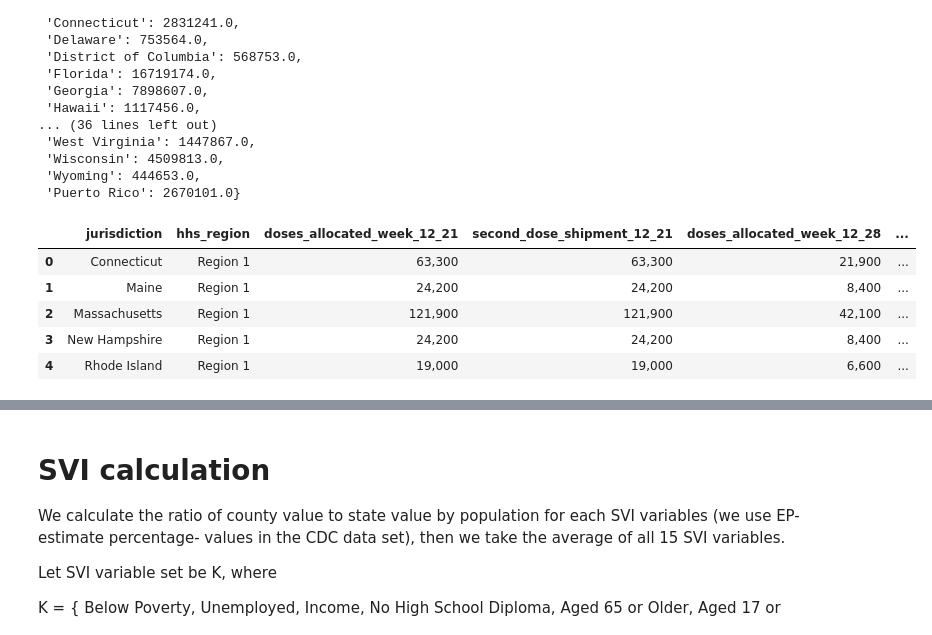
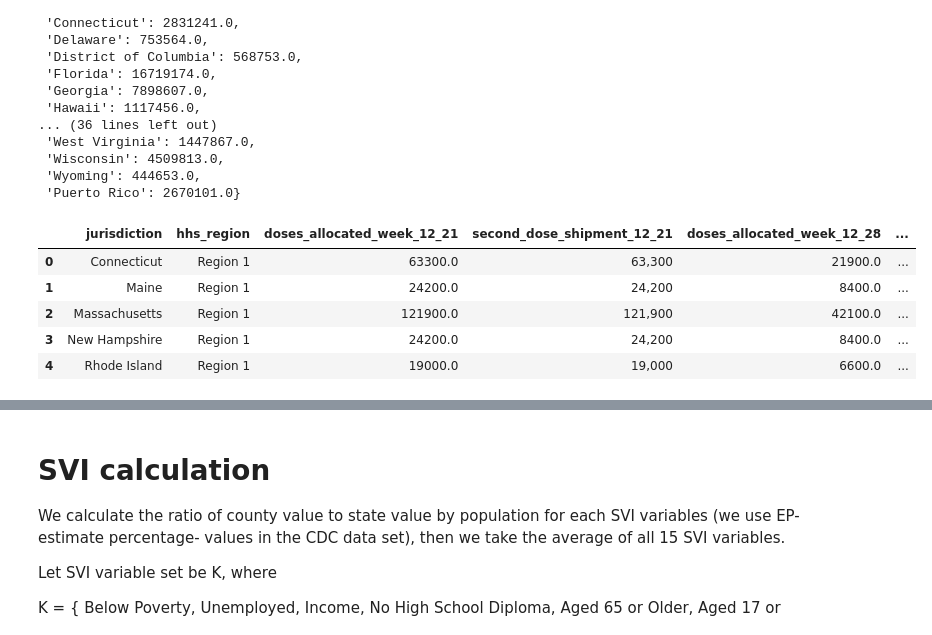
Before and after one commit to CenterForSpatialResearch/newpoliticsofcare_analysis_vaccine, a Jupyter notebook: Vaccine_allocation/Vaccine_allocation.ipynb, the cells around one changed output, grey strips where cells are left out. Drawn from its saved outputs; the diff is of its cells as text; code cells hidden in the pictures.

```diff
--- a/Vaccine_allocation/Vaccine_allocation.ipynb
+++ b/Vaccine_allocation/Vaccine_allocation.ipynb
@@ -288,22 +288,39 @@ Firstphase_State = total_state(Firstphase_county)
 # %%
 vac_pf = pd.read_csv('https://data.cdc.gov/resource/saz5-9hgg.csv')
 vac_mo = pd.read_csv('https://data.cdc.gov/resource/b7pe-5nws.csv')
 
 vac_pf['jurisdiction'] = vac_pf['jurisdiction'].str.replace("*", "")
 vac_pf.dropna(subset = ['total_pfizer_allocation_first_dose_shipments'], inplace=True)
 vac_pf['first_doses'] = vac_pf['total_pfizer_allocation_first_dose_shipments'].str.replace(",", "")
 vac_pf['first_doses'] = vac_pf['first_doses'].astype(int)
 
+vac_pf['first_doses_12_14'] = vac_pf['first_doses_12_14'].str.replace(",", "")
+vac_pf['doses_allocated_week_of_12_21'] = vac_pf['doses_allocated_week_of_12_21'].str.replace(",", "")
+vac_pf['doses_allocated_week_of_12_28'] = vac_pf['doses_allocated_week_of_12_28'].str.replace(",", "")
+vac_pf['doses_allocated_week_of_01_04'] = vac_pf['doses_allocated_week_of_01_04'].str.replace(",", "")
+vac_pf['doses_allocated_week_of_01_10'] = vac_pf['doses_allocated_week_of_01_10'].str.replace(",", "")
+
+vac_pf[['first_doses_12_14','doses_allocated_week_of_12_21','doses_allocated_week_of_12_28','doses_allocated_week_of_01_04','doses_allocated_week_of_01_10']] = vac_pf[['first_doses_12_14','doses_allocated_week_of_12_21','doses_allocated_week_of_12_28','doses_allocated_week_of_01_04','doses_allocated_week_of_01_10']].apply(pd.to_numeric)
+
+
 vac_mo['jurisdiction'] = vac_mo['jurisdiction'].str.replace("*", "")
 vac_mo.dropna(subset = ['total_allocation_moderna_second_dose_shipments'], inplace=True)
 vac_mo['first_doses'] = vac_mo['total_allocation_moderna_second_dose_shipments'].str.replace(",", "")
 vac_mo['first_doses'] = vac_mo['first_doses'].astype(int)
 
+vac_mo['doses_allocated_week_12_21'] = vac_mo['doses_allocated_week_12_21'].str.replace(",", "")
+vac_mo['doses_allocated_week_12_28'] = vac_mo['doses_allocated_week_12_28'].str.replace(",", "")
+vac_mo['doses_allocated_week_01_04'] = vac_mo['doses_allocated_week_01_04'].str.replace(",", "")
+vac_mo['doses_allocated_week_of_01_10'] = vac_mo['doses_allocated_week_of_01_10'].str.replace(",", "")
+
+vac_mo[['doses_allocated_week_12_21','doses_allocated_week_12_28','doses_allocated_week_01_04','doses_allocated_week_of_01_10']] = vac_mo[['doses_allocated_week_12_21','doses_allocated_week_12_28','doses_allocated_week_01_04','doses_allocated_week_of_01_10']].apply(pd.to_numeric)
+
+
 vac_mo.head(5)
 # %% [output]
 |  | jurisdiction | hhs_region | doses_allocated_week_12_21 | second_dose_shipment_12_21 | doses_allocated_week_12_28 | ... |
-| 0 | Connecticut | Region 1 | 63,300 | 63,300 | 21,900 | ... |
-| 1 | Maine | Region 1 | 24,200 | 24,200 | 8,400 | ... |
-| 2 | Massachusetts | Region 1 | 121,900 | 121,900 | 42,100 | ... |
-| 3 | New Hampshire | Region 1 | 24,200 | 24,200 | 8,400 | ... |
-| 4 | Rhode Island | Region 1 | 19,000 | 19,000 | 6,600 | ... |
+| 0 | Connecticut | Region 1 | 63300.0 | 63,300 | 21900.0 | ... |
+| 1 | Maine | Region 1 | 24200.0 | 24,200 | 8400.0 | ... |
+| 2 | Massachusetts | Region 1 | 121900.0 | 121,900 | 42100.0 | ... |
+| 3 | New Hampshire | Region 1 | 24200.0 | 24,200 | 8400.0 | ... |
+| 4 | Rhode Island | Region 1 | 19000.0 | 19,000 | 6600.0 | ... |
```
Also changed, not shown: parts of 8 cells of this notebook, 5 other files.
